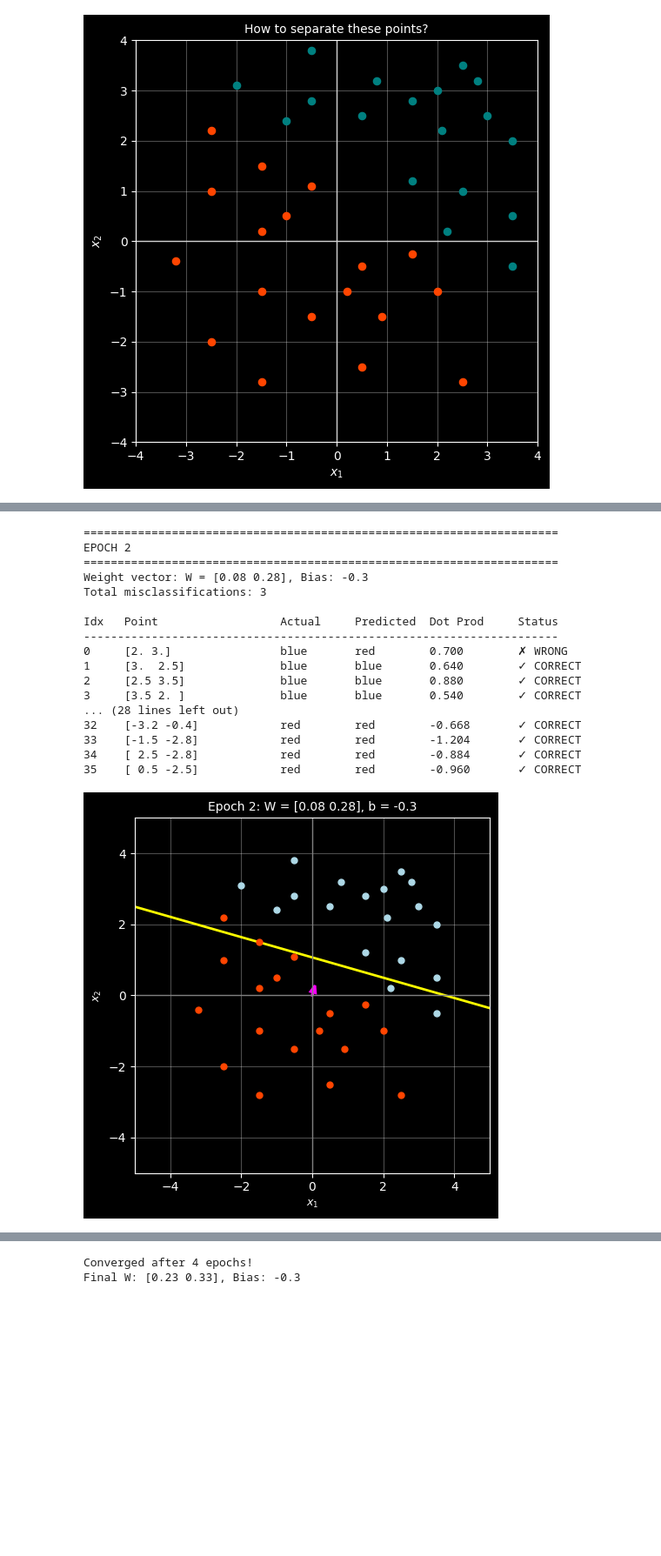
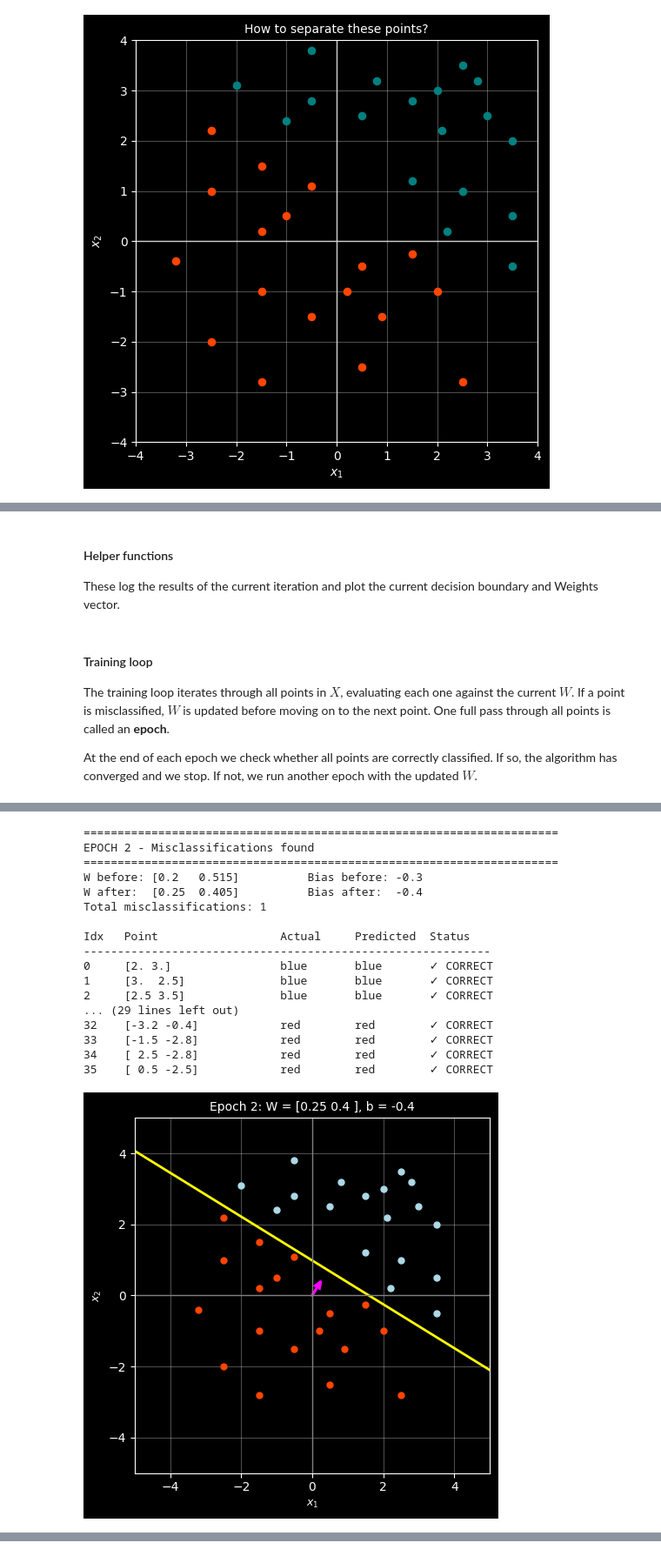
Before and after one commit to patrick-lowry/patrick-lowry-dotcom, a Jupyter notebook: ml-coding/chapters/04-classification-02.ipynb, the cells around one changed output, grey strips where cells are left out. Shown at 87% size. Cells and saved outputs as stored; diff of their text form; code cells hidden in the pictures; blank space fills up the shorter version.

```diff
--- a/ml-coding/chapters/04-classification-02.ipynb
+++ b/ml-coding/chapters/04-classification-02.ipynb
@@ -96,25 +102,31 @@ def update(W, x, y_label, learning_rate=0.1):
     """
     W = W + learning_rate * y_label * x
     return W
+# %% [markdown]
+#### Helper functions
+These log the results of the current iteration and plot the current decision boundary and Weights vector.
 # %%
-def print_status(epoch, W, predictions):
+def print_status(epoch, W_before, W_after, predictions):
     """Print the classification results for a given epoch."""
+    misclassifications = sum(p != yi for p, yi in zip(predictions, y))
+    status_msg = "Misclassifications found" if misclassifications > 0 else "No misclassifications found"
+
     print(f"\n{'='*70}")
-    print(f"EPOCH {epoch + 1}")
+    print(f"EPOCH {epoch + 1} - {status_msg}")
     print(f"{'='*70}")
-    print(f"Weight vector: W = {np.round(W[:2], 3)}, Bias: {round(W[2], 3)}")
-    print(f"Total misclassifications: {sum(p != yi for p, yi in zip(predictions, y))}\n")
+    print(f"W before: {np.round(W_before[:2], 3)}  \t Bias before: {round(W_before[2], 3)}")
+    print(f"W after:  {np.round(W_after[:2], 3)}  \t Bias after:  {round(W_after[2], 3)}")
+    print(f"Total misclassifications: {misclassifications}\n")
 
-    print(f"{'Idx':<5} {'Point':<22} {'Actual':<10} {'Predicted':<10} {'Dot Prod':<12} {'Status':<10}")
-    print("-" * 70)
+    print(f"{'Idx':<5} {'Point':<22} {'Actual':<10} {'Predicted':<10} {'Status':<10}")
+    print("-" * 60)
     for idx, (xi, yi, pred) in enumerate(zip(X, y, predictions)):
         actual_label = "blue" if yi   == 1 else "red"
         pred_label   = "blue" if pred == 1 else "red"
-        dot_prod     = np.dot(W, xi)
         status       = "✓ CORRECT" if pred == yi else "✗ WRONG"
-        print(f"{idx:<5} {str(xi[:2]):<22} {actual_label:<10} {pred_label:<10} {dot_prod:<12.3f} {status:<10}")
+        print(f"{idx:<5} {str(xi[:2]):<22} {actual_label:<10} {pred_label:<10} {status:<10}")
 
-    if all(p == yi for p, yi in zip(predictions, y)):
+    if misclassifications == 0:
         print("\n✓ NO MISCLASSIFICATIONS - CONVERGED!")
 
 
@@ -123,11 +135,9 @@ def plot_decision_boundary(W, epoch):
     with plt.style.context("dark_background"):
         fig, ax = plt.subplots(figsize=(5, 5))
 
-        # Plot points (using original 2D coordinates, not augmented)
         ax.scatter(blue_pts[:, 0], blue_pts[:, 1], s=25, color="lightblue", zorder=3)
         ax.scatter(red_pts[:, 0],  red_pts[:, 1],  s=25, color="orangered", zorder=3)
 
-        # Decision boundary: w1*x1 + w2*x2 + b = 0  =>  x2 = -(w1*x1 + b) / w2
         x_range = np.linspace(-5, 5, 100)
         if abs(W[1]) > 0.01:
             x2_boundary = -(W[0] * x_range + W[2]) / W[1]
@@ -135,13 +145,11 @@ def plot_decision_boundary(W, epoch):
         else:
             ax.axvline(-W[2] / W[0], color="yellow", linewidth=2)
 
-        # Weight vector (2D component only)
         ax.arrow(0, 0, W[0], W[1],
                  length_includes_head=True,
                  head_width=0.15, head_length=0.2,
                  linewidth=2, color="fuchsia")
 
-        # Axes and grid
         ax.axhline(0, color="grey", linewidth=1)
         ax.axvline(0, color="grey", linewidth=1)
         ax.set_aspect("equal", adjustable="box")
@@ -154,8 +162,12 @@ def plot_decision_boundary(W, epoch):
 
         plt.tight_layout()
         plt.show()
+# %% [markdown]
+#### Training loop
+The training loop iterates through all points in $X$, evaluating each one against the current $W$. If a point is misclassified, $W$ is updated before moving on to the next point. One full pass through all points is called an **epoch**.
+
+At the end of each epoch we check whether all points are correctly classified. If so, the algorithm has converged and we stop. If not, we run another epoch with the updated $W$.
 # %%
-# Data points
 blue_pts = np.array([
     [ 2.0,  3.0],
     [ 3.0,  2.5],
@@ -197,18 +209,14 @@ red_pts = np.array([
     [ 0.5, -2.5]
 ])
 
-# Combine points into a single matrix and create corresponding labels
 X = np.vstack([blue_pts, red_pts])
 y = np.hstack([np.ones(len(blue_pts)), -np.ones(len(red_pts))])
-
-# Augment X with a column of ones to account for the bias term
 X = np.hstack([X, np.ones((X.shape[0], 1))])
 
-# Initialise W with 3 elements (2 weights + 1 bias)
-W = np.zeros(3)
+W = np.array([0.5, 0.5, 0.0])
 
-# Training loop
 for epoch in range(20):
+    W_before = W.copy()
     predictions = []
     for xi, yi in zip(X, y):
         pred = evaluate(W, xi)
@@ -216,7 +224,7 @@ for epoch in range(20):
         if pred != yi:
             W = update(W, xi, yi)
 
-    print_status(epoch, W, predictions)
+    print_status(epoch, W_before, W, predictions)
     plot_decision_boundary(W, epoch)
 
     if all(p == yi for p, yi in zip(predictions, y)):
@@ -245,19 +253,19 @@ Idx   Point                  Actual     Predicted  Dot Prod     Status
 ======================================================================
-EPOCH 2
+EPOCH 2 - Misclassifications found
 ======================================================================
-Weight vector: W = [0.08 0.28], Bias: -0.3
-Total misclassifications: 3
+W before: [0.2   0.515]          Bias before: -0.3
+W after:  [0.25  0.405]          Bias after:  -0.4
+Total misclassifications: 1
 
-Idx   Point                  Actual     Predicted  Dot Prod     Status
-----------------------------------------------------------------------
-0     [2. 3.]                blue       red        0.700        ✗ WRONG
-1     [3.  2.5]              blue       blue       0.640        ✓ CORRECT
-2     [2.5 3.5]              blue       blue       0.880        ✓ CORRECT
-3     [3.5 2. ]              blue       blue       0.540        ✓ CORRECT
-... (28 lines left out)
-32    [-3.2 -0.4]            red        red        -0.668       ✓ CORRECT
-33    [-1.5 -2.8]            red        red        -1.204       ✓ CORRECT
-34    [ 2.5 -2.8]            red        red        -0.884       ✓ CORRECT
-35    [ 0.5 -2.5]            red        red        -0.960       ✓ CORRECT
+Idx   Point                  Actual     Predicted  Status
+------------------------------------------------------------
+0     [2. 3.]                blue       blue       ✓ CORRECT
+1     [3.  2.5]              blue       blue       ✓ CORRECT
+2     [2.5 3.5]              blue       blue       ✓ CORRECT
+... (29 lines left out)
+32    [-3.2 -0.4]            red        red        ✓ CORRECT
+33    [-1.5 -2.8]            red        red        ✓ CORRECT
+34    [ 2.5 -2.8]            red        red        ✓ CORRECT
+35    [ 0.5 -2.5]            red        red        ✓ CORRECT
-[figure, old version]
+[figure, new version]
 ======================================================================
@@ -299,2 +290,0 @@ Idx   Point                  Actual     Predicted  Dot Prod     Status
-Converged after 4 epochs!
-Final W: [0.23 0.33], Bias: -0.3
```
Also changed, not shown: parts of 4 cells of this notebook, 1 other file.
